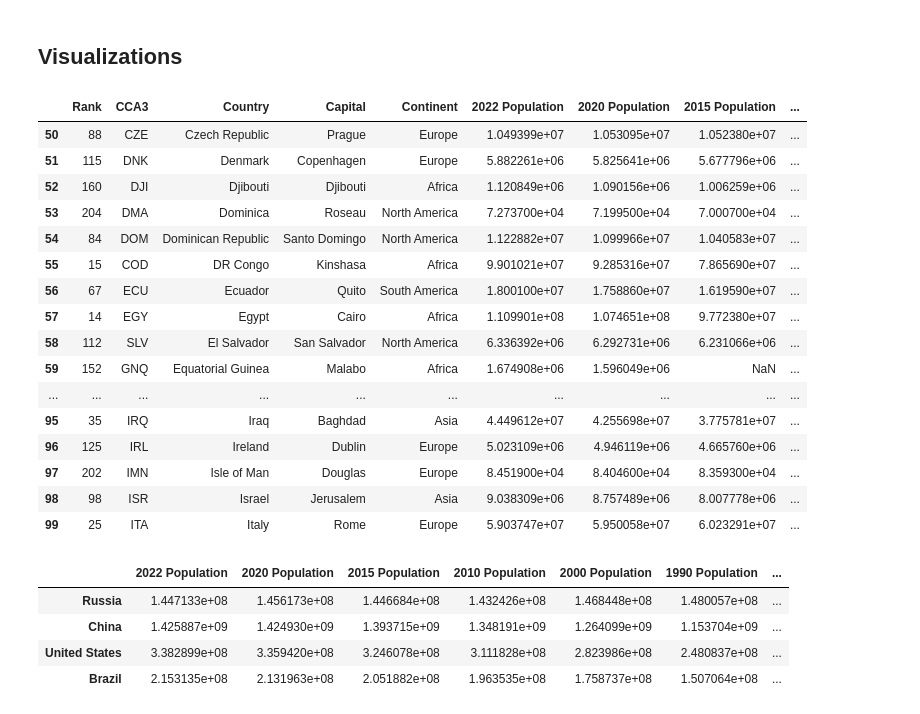
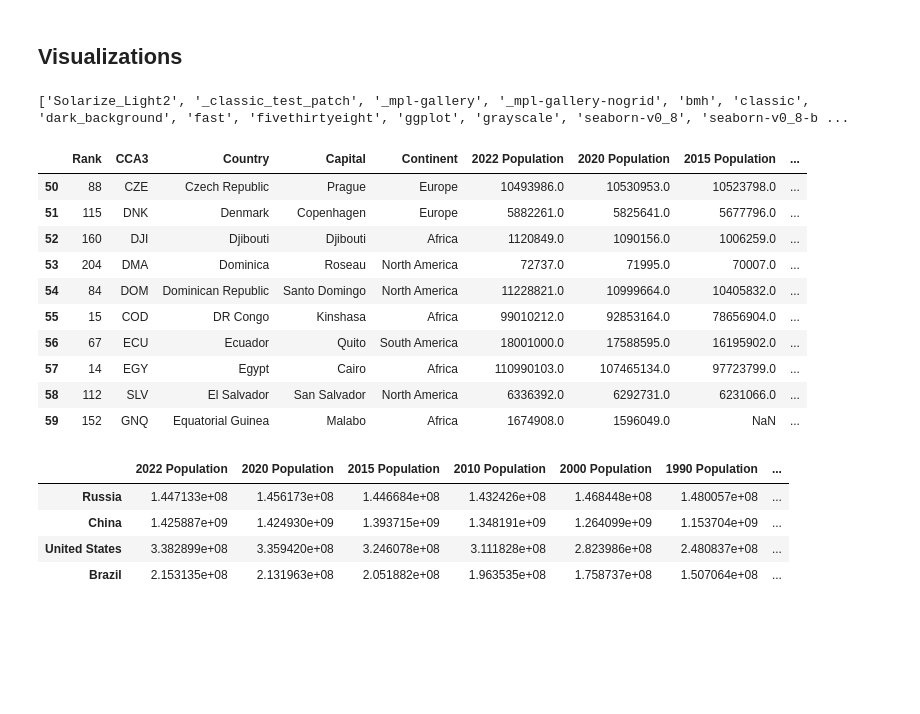
Before and after one commit to aleksmn/DataLessons, a Jupyter notebook: 06-visualizations.ipynb, the cells around one changed output. Drawn from its saved outputs; the diff is of its cells as text; code cells hidden in the pictures; blank space fills up the shorter version.

```diff
--- a/06-visualizations.ipynb
+++ b/06-visualizations.ipynb
@@ -5,24 +6,25 @@ import pandas as pd
+# %%
+# Style
+
+print(plt.style.available)
+plt.style.use("fivethirtyeight")
+# %% [output]
+['Solarize_Light2', '_classic_test_patch', '_mpl-gallery', '_mpl-gallery-nogrid', 'bmh', 'classic', 'dark_background', 'fast', 'fivethirtyeight', 'ggplot', 'grayscale', 'seaborn-v0_8', 'seaborn-v0_8-b ...
 # %%
 df = pd.read_csv("files/world_population.csv")
-df[50:100]
+df[50:60]
 # %% [output]
 |  | Rank | CCA3 | Country | Capital | Continent | 2022 Population | 2020 Population | 2015 Population | ... |
-| 50 | 88 | CZE | Czech Republic | Prague | Europe | 1.049399e+07 | 1.053095e+07 | 1.052380e+07 | ... |
-| 51 | 115 | DNK | Denmark | Copenhagen | Europe | 5.882261e+06 | 5.825641e+06 | 5.677796e+06 | ... |
-| 52 | 160 | DJI | Djibouti | Djibouti | Africa | 1.120849e+06 | 1.090156e+06 | 1.006259e+06 | ... |
-| 53 | 204 | DMA | Dominica | Roseau | North America | 7.273700e+04 | 7.199500e+04 | 7.000700e+04 | ... |
-| 54 | 84 | DOM | Dominican Republic | Santo Domingo | North America | 1.122882e+07 | 1.099966e+07 | 1.040583e+07 | ... |
-| 55 | 15 | COD | DR Congo | Kinshasa | Africa | 9.901021e+07 | 9.285316e+07 | 7.865690e+07 | ... |
-| 56 | 67 | ECU | Ecuador | Quito | South America | 1.800100e+07 | 1.758860e+07 | 1.619590e+07 | ... |
-| 57 | 14 | EGY | Egypt | Cairo | Africa | 1.109901e+08 | 1.074651e+08 | 9.772380e+07 | ... |
-| 58 | 112 | SLV | El Salvador | San Salvador | North America | 6.336392e+06 | 6.292731e+06 | 6.231066e+06 | ... |
-| 59 | 152 | GNQ | Equatorial Guinea | Malabo | Africa | 1.674908e+06 | 1.596049e+06 | NaN | ... |
-| ... | ... | ... | ... | ... | ... | ... | ... | ... | ... |
-| 95 | 35 | IRQ | Iraq | Baghdad | Asia | 4.449612e+07 | 4.255698e+07 | 3.775781e+07 | ... |
-| 96 | 125 | IRL | Ireland | Dublin | Europe | 5.023109e+06 | 4.946119e+06 | 4.665760e+06 | ... |
-| 97 | 202 | IMN | Isle of Man | Douglas | Europe | 8.451900e+04 | 8.404600e+04 | 8.359300e+04 | ... |
-| 98 | 98 | ISR | Israel | Jerusalem | Asia | 9.038309e+06 | 8.757489e+06 | 8.007778e+06 | ... |
-| 99 | 25 | ITA | Italy | Rome | Europe | 5.903747e+07 | 5.950058e+07 | 6.023291e+07 | ... |
+| 50 | 88 | CZE | Czech Republic | Prague | Europe | 10493986.0 | 10530953.0 | 10523798.0 | ... |
+| 51 | 115 | DNK | Denmark | Copenhagen | Europe | 5882261.0 | 5825641.0 | 5677796.0 | ... |
+| 52 | 160 | DJI | Djibouti | Djibouti | Africa | 1120849.0 | 1090156.0 | 1006259.0 | ... |
+| 53 | 204 | DMA | Dominica | Roseau | North America | 72737.0 | 71995.0 | 70007.0 | ... |
+| 54 | 84 | DOM | Dominican Republic | Santo Domingo | North America | 11228821.0 | 10999664.0 | 10405832.0 | ... |
+| 55 | 15 | COD | DR Congo | Kinshasa | Africa | 99010212.0 | 92853164.0 | 78656904.0 | ... |
+| 56 | 67 | ECU | Ecuador | Quito | South America | 18001000.0 | 17588595.0 | 16195902.0 | ... |
+| 57 | 14 | EGY | Egypt | Cairo | Africa | 110990103.0 | 107465134.0 | 97723799.0 | ... |
+| 58 | 112 | SLV | El Salvador | San Salvador | North America | 6336392.0 | 6292731.0 | 6231066.0 | ... |
+| 59 | 152 | GNQ | Equatorial Guinea | Malabo | Africa | 1674908.0 | 1596049.0 | NaN | ... |
 # %%
 # df[df['Country'].isin(["Russia", "China"])]
 # %%
```
Also changed, not shown: parts of 11 cells of this notebook.
